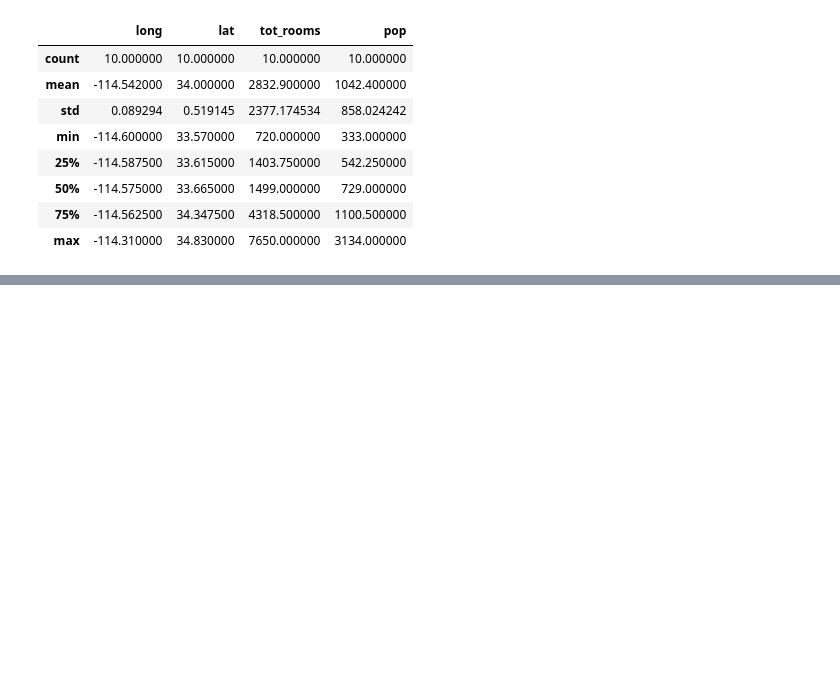
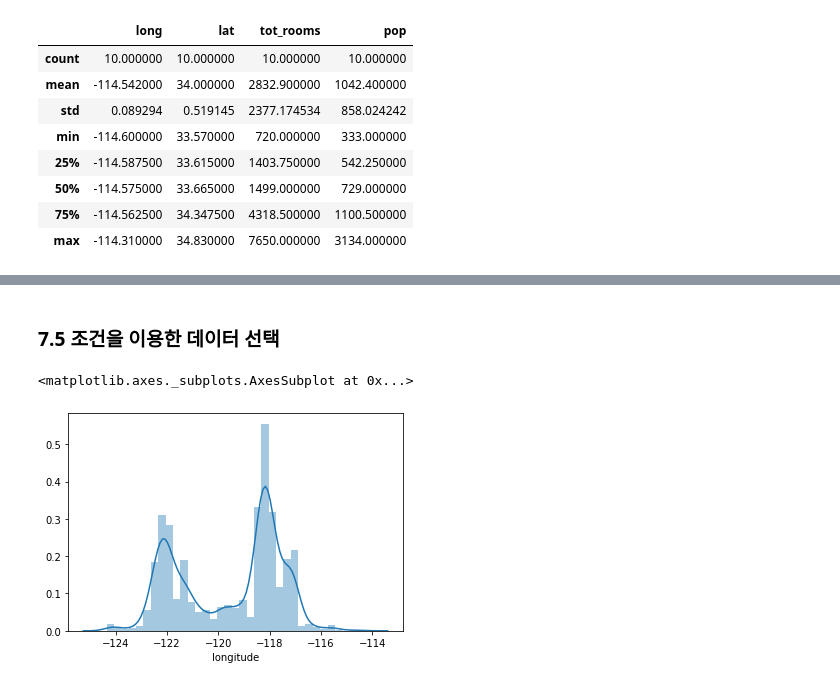
Before and after one commit to frontier1020/colabstart, a Jupyter notebook: ch07_pandas.ipynb, the cells around one changed output, grey strips where cells are left out. Saved outputs shown, nothing was run; the diff lists cells and outputs as text; code cells hidden in the pictures; blank space fills up the shorter version.

```diff
--- a/ch07_pandas.ipynb
+++ b/ch07_pandas.ipynb
@@ -362 +387,9 @@ None
 [interactive output not drawn]
+# %% [markdown]
+### 7.5 조건을 이용한 데이터 선택
+# %%
+import seaborn as sns
+sns.distplot(data_tr['longitude'])
+# %% [output]
+<matplotlib.axes._subplots.AxesSubplot at 0x...>
+[figure, added]
```
Also changed, not shown: parts of 42 cells of this notebook.
